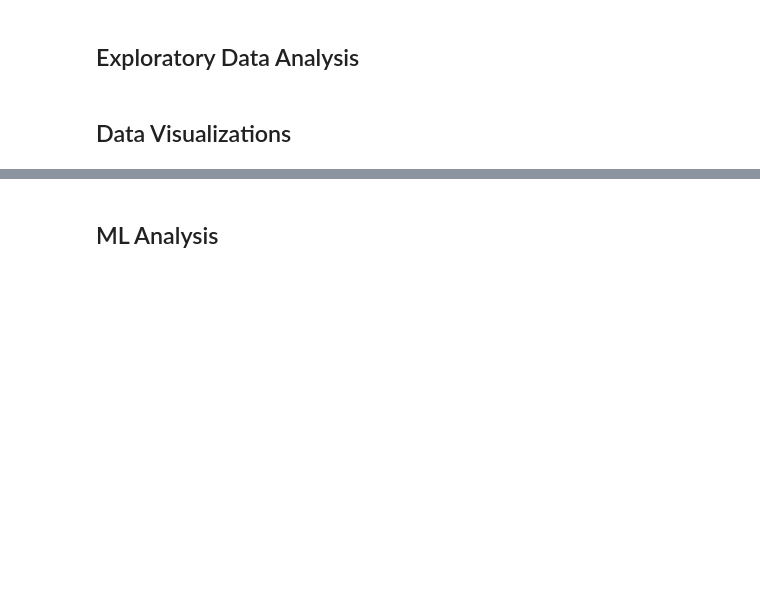
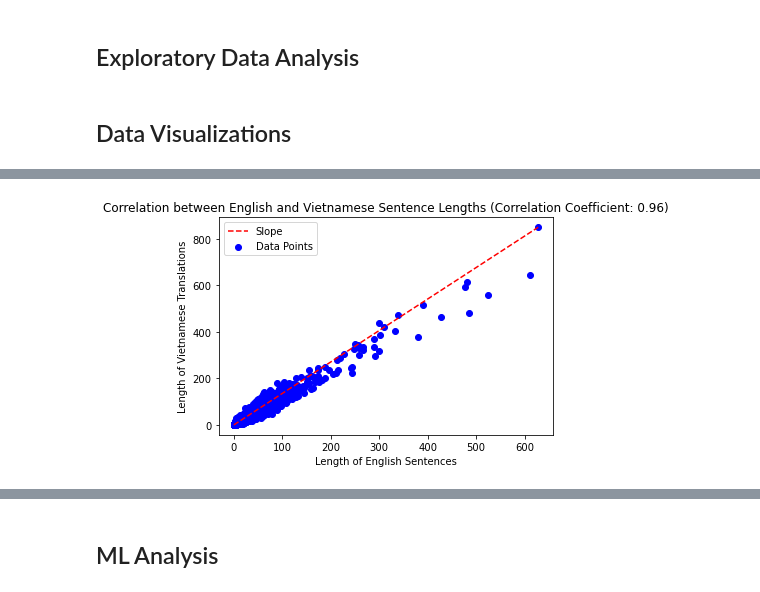
Before and after one commit to MDakshithagithub/Language_Translation_LLM, a Jupyter notebook: llm.ipynb, the cells around one changed output, grey strips where cells are left out. Cells and saved outputs as stored; diff of their text form; code cells hidden in the pictures; blank space fills up the shorter version.

```diff
--- a/llm.ipynb
+++ b/llm.ipynb
@@ -43,0 +74,20 @@ print(df.head())
+# %%
+import matplotlib.pyplot as plt
+import numpy as np
+
+# Calculate the correlation coefficient
+correlation_coefficient = np.corrcoef(English_Length, Vietnamese_Length)[0, 1]
+
+# Scatter plot with different colors for each point
+plt.scatter(English_Length, Vietnamese_Length, c='blue', label='Data Points')
+
+# Plot a line representing the slope of the correlation
+plt.plot([min(English_Length), max(English_Length)], [min(Vietnamese_Length), max(Vietnamese_Length)], color='red', linestyle='--', label='Slope')
+
+plt.xlabel('Length of English Sentences')
+plt.ylabel('Length of Vietnamese Translations')
+plt.title('Correlation between English and Vietnamese Sentence Lengths (Correlation Coefficient: {:.2f})'.format(correlation_coefficient))
+plt.legend()
+plt.show()
+# %% [output]
+[figure, added]
```
Also changed, not shown: parts of 2 cells of this notebook.
